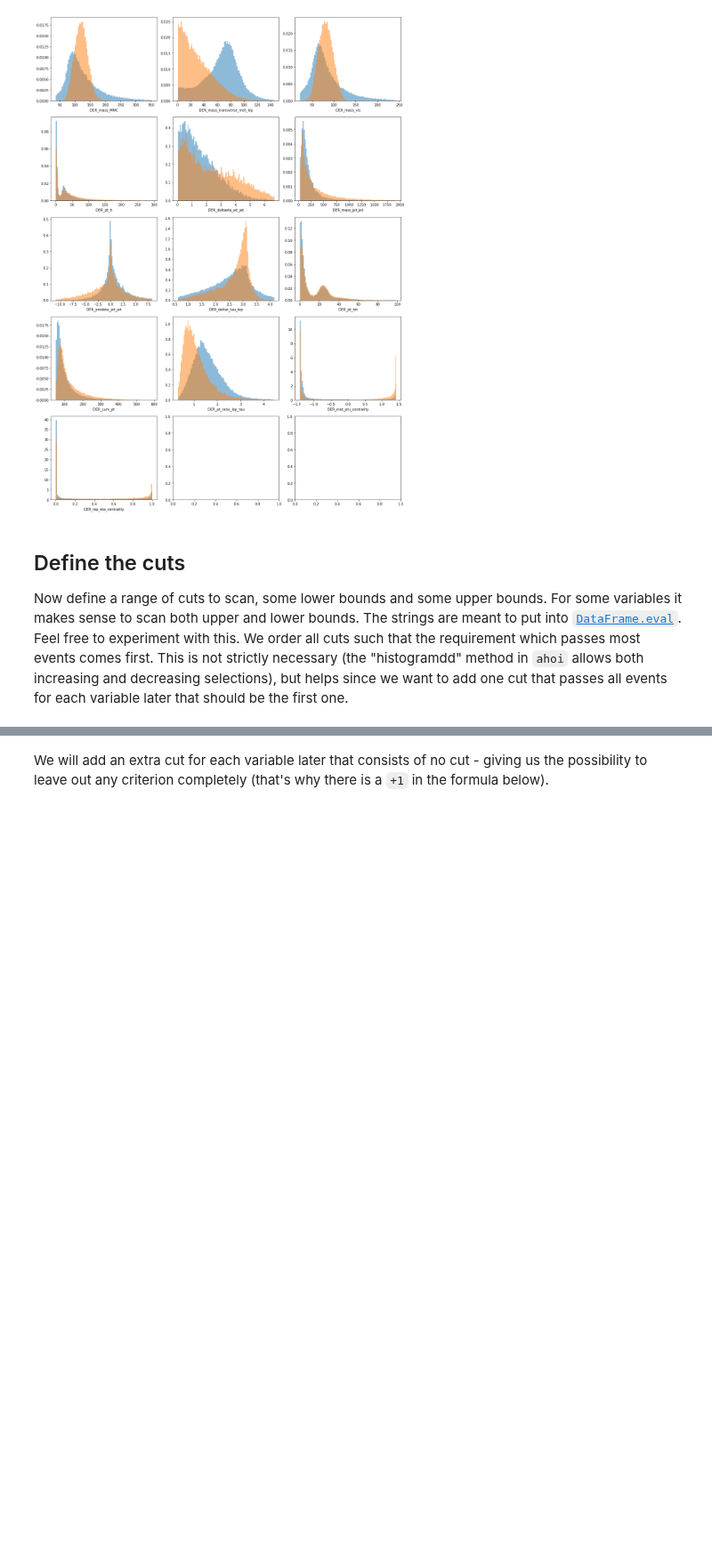
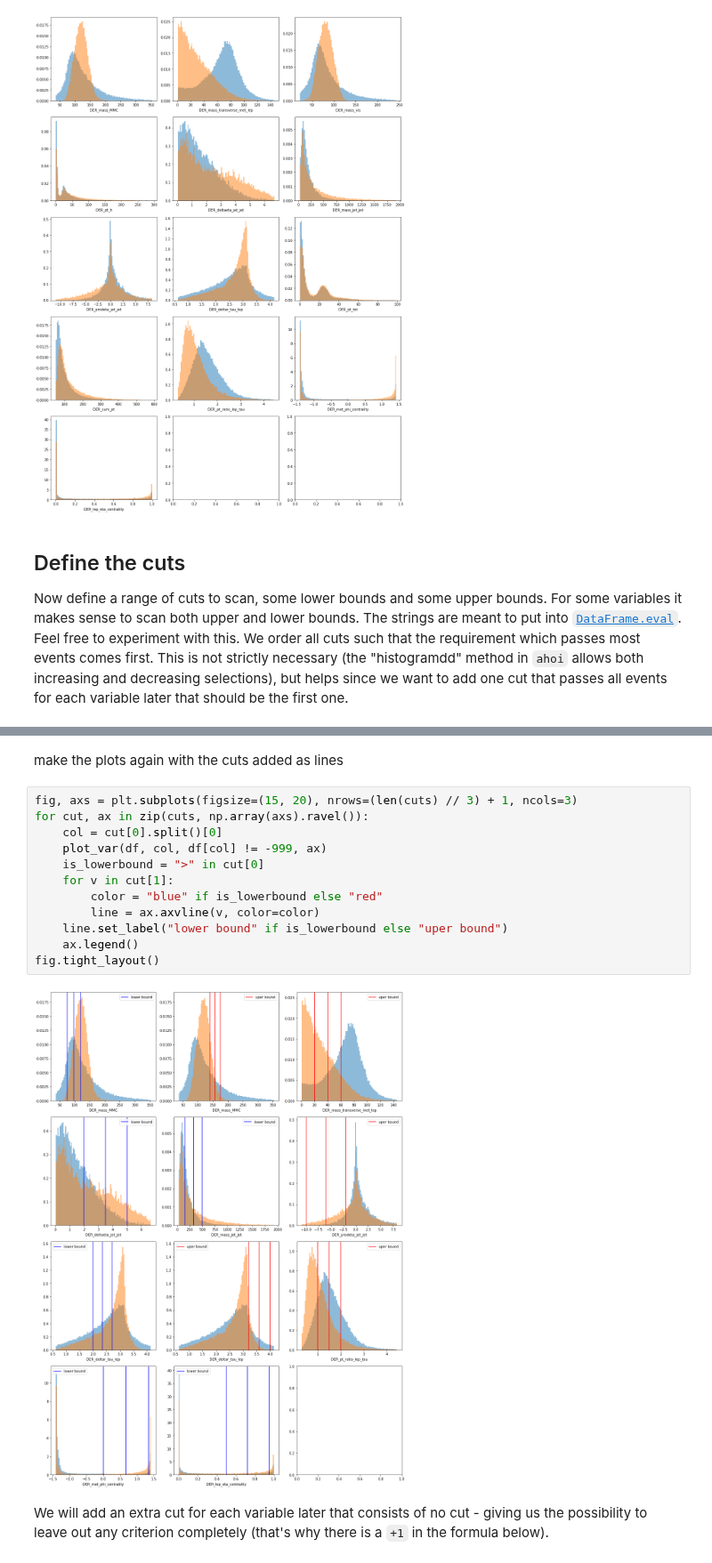
Before and after one commit to nikoladze/ahoi, a Jupyter notebook: examples/ahoi_example_higgschallenge.ipynb, the cells around one changed output, grey strips where cells are left out. Shown at 89% size. Cells and saved outputs as stored; diff of their text form; blank space fills up the shorter version.

```diff
--- a/examples/ahoi_example_higgschallenge.ipynb
+++ b/examples/ahoi_example_higgschallenge.ipynb
@@ -101,6 +100,22 @@ cuts
  ('DER_pt_ratio_lep_tau < {}', [2.0, 1.5, 1.0]),
  ('DER_met_phi_centrality > {}', [0.0, 0.68, 1.35]),
  ('DER_lep_eta_centrality > {}', [0.5, 0.72, 0.95])]
+# %% [markdown]
+make the plots again with the cuts added as lines
+# %%
+fig, axs = plt.subplots(figsize=(15, 20), nrows=(len(cuts) // 3) + 1, ncols=3)
+for cut, ax in zip(cuts, np.array(axs).ravel()):
+    col = cut[0].split()[0]
+    plot_var(df, col, df[col] != -999, ax)
+    is_lowerbound = ">" in cut[0]
+    for v in cut[1]:
+        color = "blue" if is_lowerbound else "red"
+        line = ax.axvline(v, color=color)
+    line.set_label("lower bound" if is_lowerbound else "uper bound")
+    ax.legend()
+fig.tight_layout()
+# %% [output]
+[figure, added]
 # %% [markdown]
 We will add an extra cut for each variable later that consists of no cut - giving us the possibility to leave out any criterion completely (that's why there is a `+1` in the formula below).
 # %%
```
Also changed, not shown: parts of 17 cells of this notebook.
